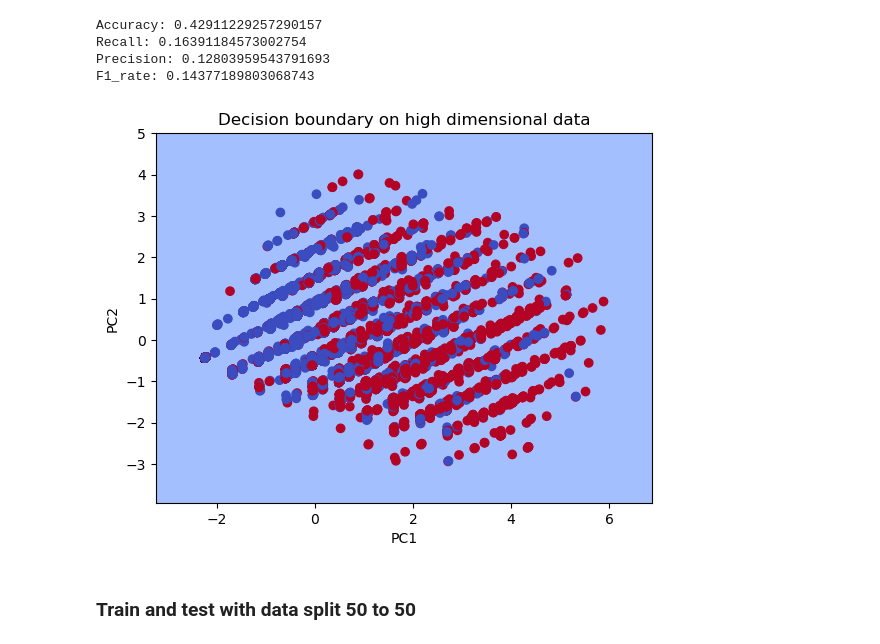
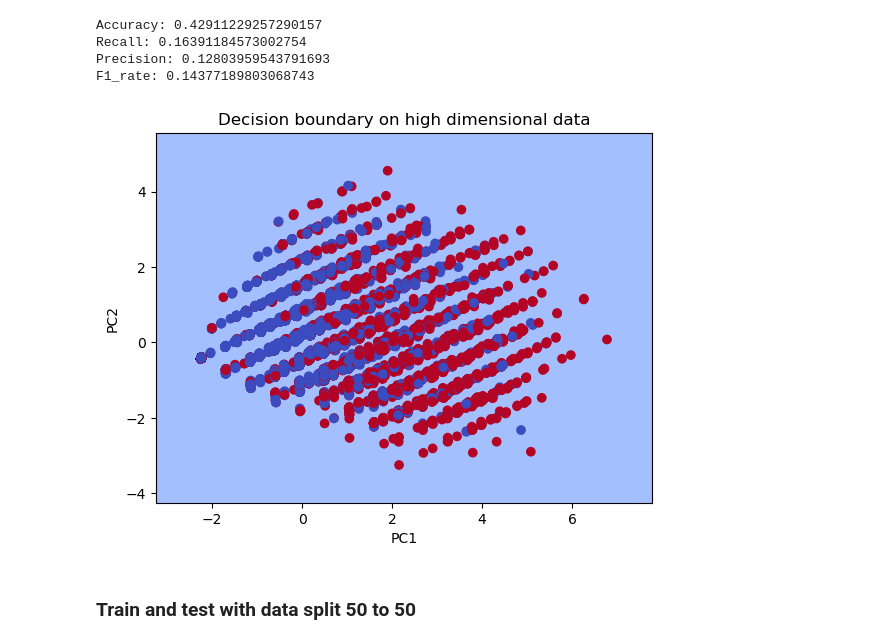
Before and after one commit to valentin-ab/final_year_project, a Jupyter notebook: Final Year Project .ipynb, the cells around one changed output. Saved outputs shown, nothing was run; the diff lists cells and outputs as text; code cells hidden in the pictures.

```diff
--- a/Final Year Project .ipynb
+++ b/Final Year Project .ipynb
@@ -718,9 +718,9 @@ Precision: 0.12803959543791693
 F1_rate: 0.14377189803068743
 # %%
 # Plot decision boundary
-plot_decision_boundary_PCA('NB', target_labels, test_set)
+plot_decision_boundary_PCA('NB', train_labels, train_set)
 # %% [output]
-[figure, old version]
+[figure, new version]
 # %% [markdown]
 ### Train and test with data split 50 to 50
 # %%
```
Also changed, not shown: parts of 11 cells of this notebook.
